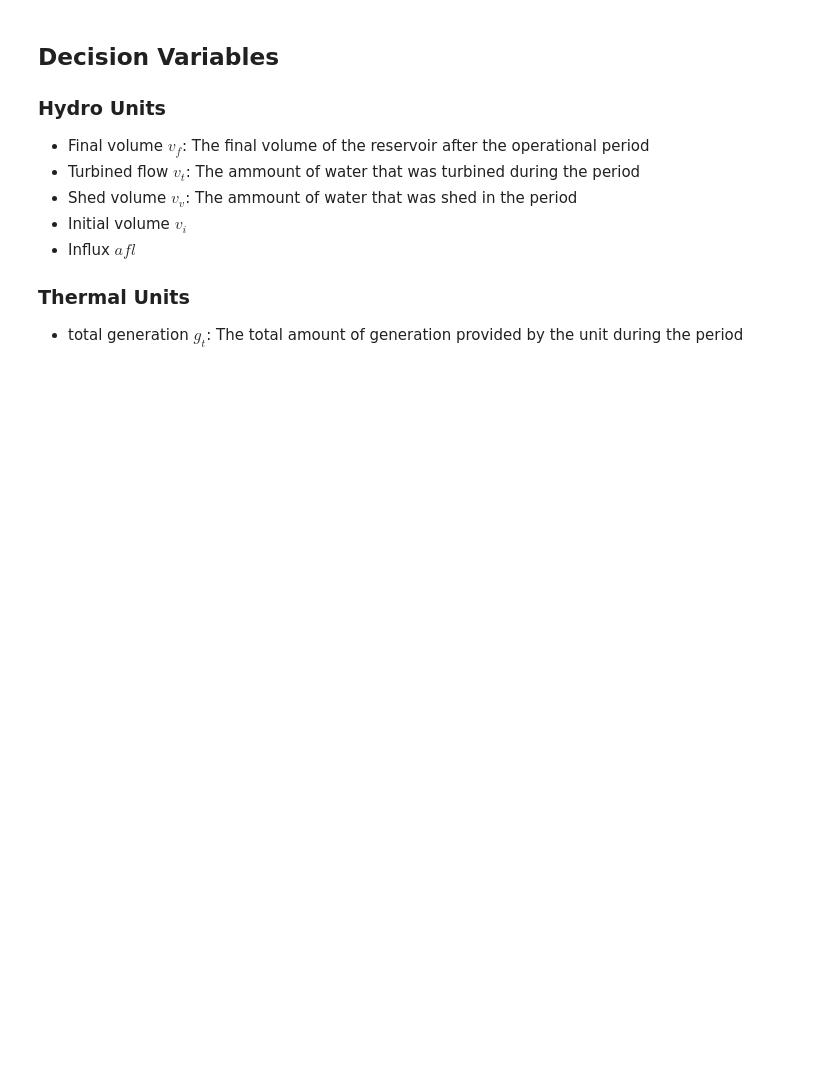
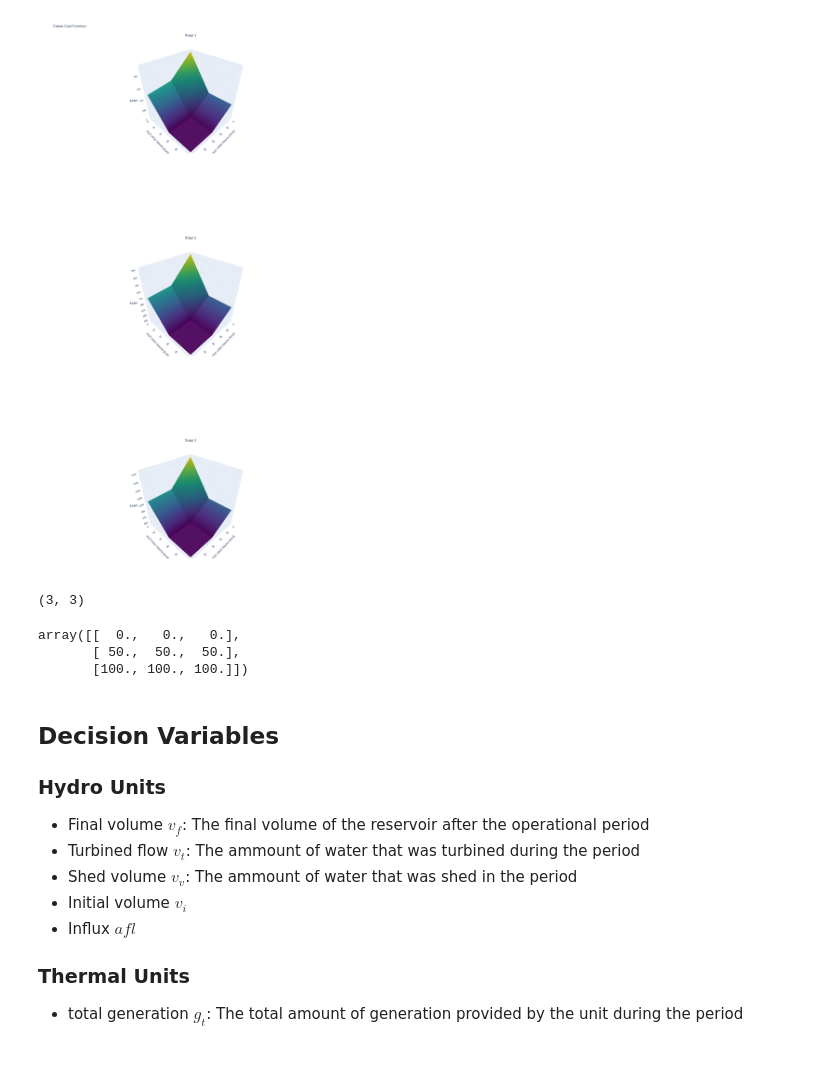
Before and after one commit to ettoreaquino/powersddp, a Jupyter notebook: Notebook.ipynb, the cells around one changed output. Saved outputs shown, nothing was run; the diff lists cells and outputs as text; code cells hidden in the pictures; blank space fills up the shorter version.

Commit message:
Surface plot now works with SDP solver and two hydro units

```diff
--- a/Notebook.ipynb
+++ b/Notebook.ipynb
@@ -1,6 +1,27 @@
 # %%
+import numpy as np
 import pandas as pd
 
 import powersddp as psddp
 
-System = psddp.PowerSystem(path='systems-data/system.yml')
+System = psddp.PowerSystem(path='systems-data/system-2hgu.yml')
+# %%
+result = System.dispatch(solver='sdp')
+# %%
+hgus = result['operation_df'].iloc[0]['hydro_units']['name'].unique().tolist()
+df = result['operation_df'].drop(["hydro_units","thermal_units", "initial_volume"], axis=1)
+mean_df = df.groupby(['stage', 'discretization']).mean().reset_index()
+mean_df = mean_df.drop(['scenario', 'future_cost', 'operational_marginal_cost', 'shortage'], axis=1).sort_values(by=['stage', 'discretization'], ascending=[False, True]).reset_index(drop=True)
+
+stages = mean_df['stage'].unique()
+discretizations = mean_df['discretization'].unique()
+
+
+step = 100/(len(list(set([disc[0] for disc in discretizations]))) - 1)
+xaxis, yaxis = np.meshgrid(np.arange(0, 100 + step, step), np.arange(0, 100 + step, step))
+
+costs = []
+for i, stage in enumerate(stages):
+    stage_df = mean_df.loc[mean_df["stage"] == stage]
+    zaxis = np.array(stage_df["total_cost"].to_list()).reshape(3,3).T
+    costs.append({"stage": stage, "xaxis": xaxis, "yaxis":yaxis, "zaxis": zaxis})
@@ -6,0 +104,3 @@ System = psddp.PowerSystem(path='systems-data/system.yml')
+# %%
+sdp_2hgu(result['operation_df'])
+# %% [output]
@@ -6,0 +108 @@ System = psddp.PowerSystem(path='systems-data/system.yml')
+[figure, added]
@@ -7,3 +114,13 @@ System = psddp.PowerSystem(path='systems-data/system.yml')
+# %%
+xaxis.shape
+# %% [output]
+(3, 3)
+# %%
+yaxis
+# %% [output]
+array([[  0.,   0.,   0.],
+       [ 50.,  50.,  50.],
+       [100., 100., 100.]])
 # %% [markdown]
 ## Decision Variables
 
```
Also changed, not shown: parts of 3 cells of this notebook, 3 other files.
